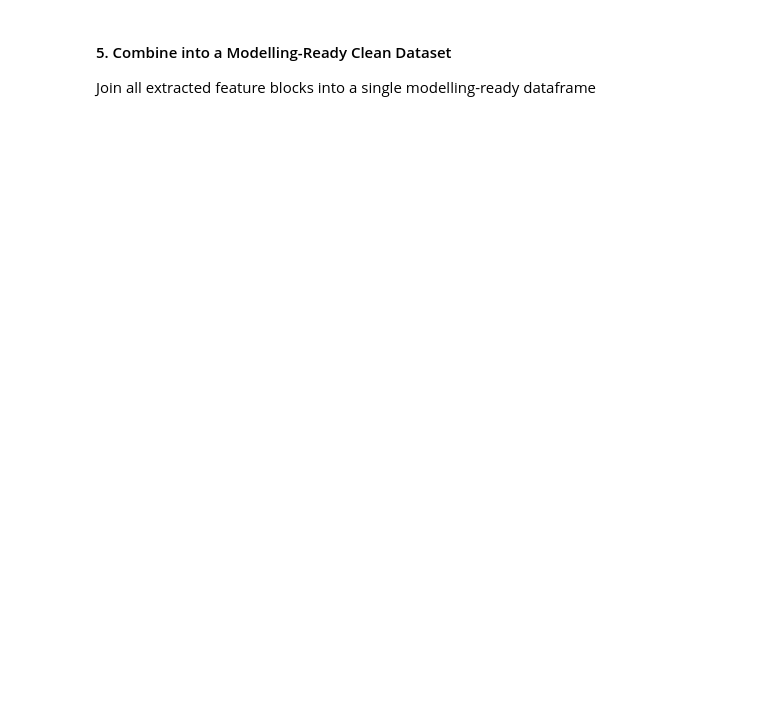
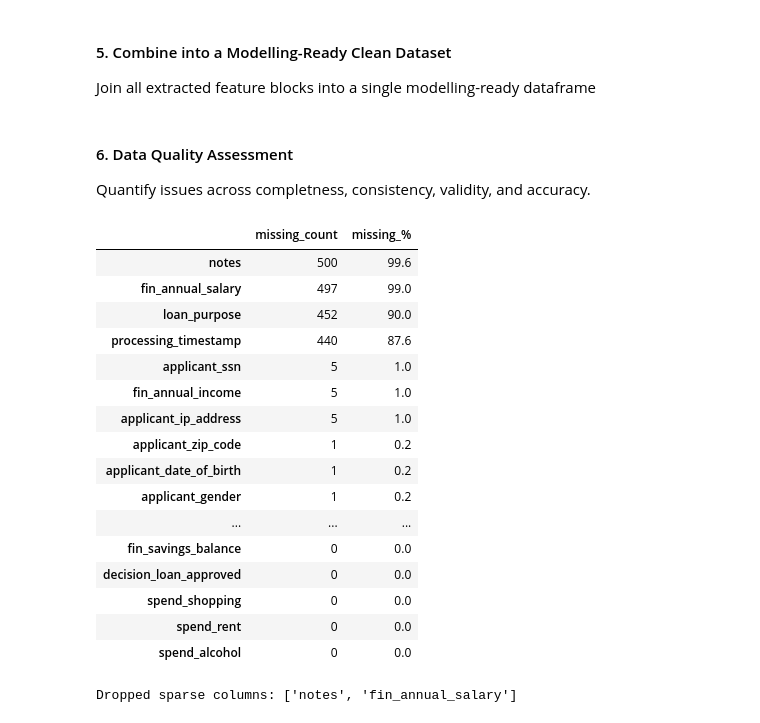
Before and after one commit to leo-nor-pro/dego-project-team6, a Jupyter notebook: notebooks/01-data-quality.ipynb, the cells around one changed output. Drawn from its saved outputs; the diff is of its cells as text; code cells hidden in the pictures; blank space fills up the shorter version.

Commit message:
Add "Data Quality Assessment" to notebook

```diff
--- a/notebooks/01-data-quality.ipynb
+++ b/notebooks/01-data-quality.ipynb
@@ -242,3 +242,43 @@ df_clean = pd.concat(
     ],
     axis=1,
 )
+# %% [markdown]
+#### 6. Data Quality Assessment
+Quantify issues across completness, consistency, validity, and accuracy.
+# %%
+# 1) Completeness: missingness (count + %)
+missing_count = df_clean.isna().sum().sort_values(ascending=False)
+missing_pct = (df_clean.isna().mean().sort_values(ascending=False) * 100).round(1)
+dq_missing = pd.concat([missing_count.rename("missing_count"), missing_pct.rename("missing_%")], axis=1)
+display(dq_missing.head(20))
+
+# Drop extremely sparse columns (documented)
+to_drop_sparse = []
+if "notes" in df_clean.columns:
+    to_drop_sparse.append("notes")
+
+# Example: drop fin_annual_salary if present (very sparse / redundant vs fin_annual_income)
+if "fin_annual_salary" in df_clean.columns:
+    to_drop_sparse.append("fin_annual_salary")
+
+df_clean.drop(columns=to_drop_sparse, inplace=True, errors="ignore")
+print("Dropped sparse columns:", to_drop_sparse)
+# %% [output]
+|  | missing_count | missing_% |
+| notes | 500 | 99.6 |
+| fin_annual_salary | 497 | 99.0 |
+| loan_purpose | 452 | 90.0 |
+| processing_timestamp | 440 | 87.6 |
+| applicant_ssn | 5 | 1.0 |
+| fin_annual_income | 5 | 1.0 |
+| applicant_ip_address | 5 | 1.0 |
+| applicant_zip_code | 1 | 0.2 |
+| applicant_date_of_birth | 1 | 0.2 |
+| applicant_gender | 1 | 0.2 |
+| ... | ... | ... |
+| fin_savings_balance | 0 | 0.0 |
+| decision_loan_approved | 0 | 0.0 |
+| spend_shopping | 0 | 0.0 |
+| spend_rent | 0 | 0.0 |
+| spend_alcohol | 0 | 0.0 |
+Dropped sparse columns: ['notes', 'fin_annual_salary']
```
Also changed, not shown: parts of 3 cells of this notebook.
